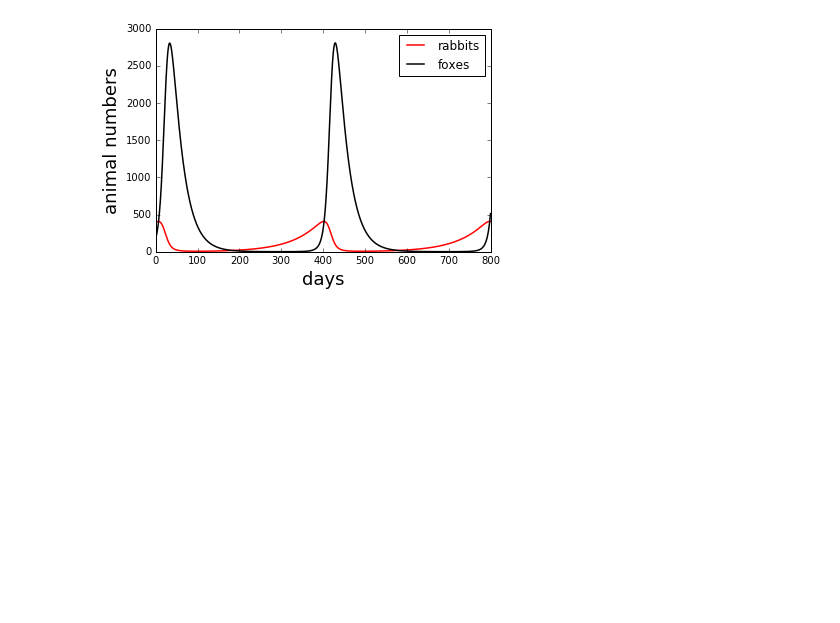
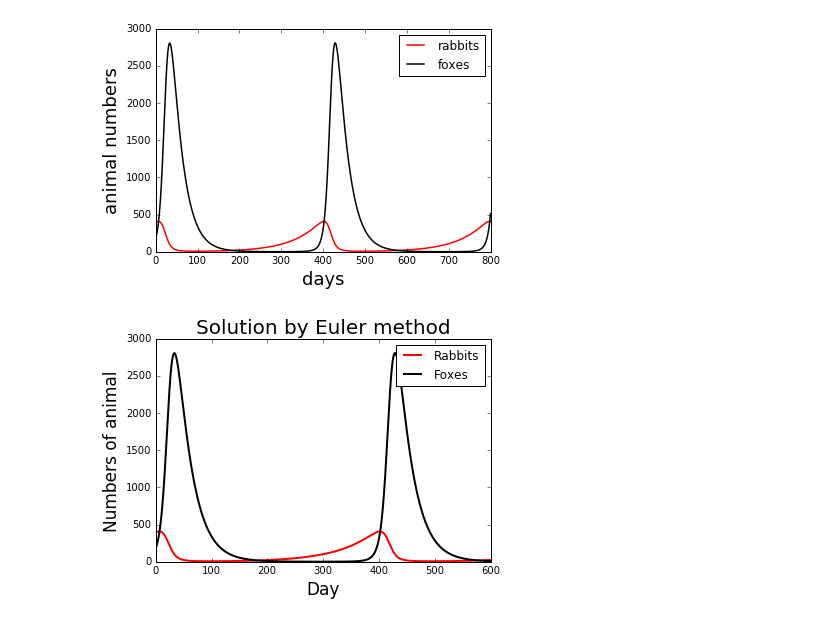
Before and after one commit to CFulco/rabbits-and-foxes-diang1989, a Jupyter notebook: rabbits-and-foxes.ipynb, the cells around one changed output. Saved outputs shown, nothing was run; the diff lists cells and outputs as text; code cells hidden in the pictures; blank space fills up the shorter version.

```diff
--- a/rabbits-and-foxes.ipynb
+++ b/rabbits-and-foxes.ipynb
@@ -94,3 +94,88 @@ legend = plt.legend(loc = 'upper right')
 plt.show()
 # %% [output]
 [figure]
+# %%
+import numpy as np
+import matplotlib.pyplot as plt
+from scipy.integrate import odeint
+
+# Kinetic parameters given in the problem
+k_1 = 0.015
+k_2 = 0.00004
+k_3 = 0.0004
+k_4 = 0.04
+
+# initial condition
+R_0 = 400.
+F_0 = 200.
+
+# days we are interested in
+t_0 = 1.          # the first day
+t_end = 600.      # the last day
+n_E = 100000.      # steps in Euler method
+n_KMC = 600.       # steps in KMC method
+
+# Euler method
+t = np.linspace(t_0, t_end, n_E)
+R = np.arange(n_E)  # the matrix for the number of rabbit
+F = np.arange(n_E)  # the matrix for the number of fox
+R[0] = R_0                      # the initial value of rabbit
+F[0] = F_0                       # the initial value of fox
+
+# Euler method
+for i in range(len(t)-1):
+    delta_t = t[i+1] - t[i]
+    R[i+1] = R[i] + delta_t * (k_1 * R[i] - k_2 * R[i] * F[i])
+    F[i+1] = F[i] + delta_t * (k_3 * R[i] * F[i] - k_4 * F[i])
+
+plt.plot(t, R, 'r', label = 'Rabbits', linewidth  = 2)
+plt.plot(t, F, 'k', label = 'Foxes', linewidth = 2)
+plt.xlabel('Day', fontsize = 17)
+plt.ylabel('Numbers of animal', fontsize = 17)
+plt.title('Solution by Euler method', fontsize = 20)
+plt.legend()
+plt.show()
+m = max(F)
+
+print ('Solution via Euler method:')
+print ("The max value of foxes:")
+print (m)
+
+for i in range (len(F)):
+    if F[i] == m:
+        t_max = (t_end-t_0)/(n_E-1) * i + 1 - t_0
+print ('The day when the number of foxes reach the maximum value:')
+print (t_max)
+
+
+# Kinetic Monte Carlo method
+def f (A, t):
+    R_1, F_1 = A
+    dRdt = k_1 * R_1 - k_2 * R_1 * F_1
+    dFdt = k_3 * R_1 * F_1 - k_4 * F_1
+    return (dRdt, dFdt)
+
+t = np.linspace (t_0, t_end, n_KMC)
+A_0 = [R_0, F_0]
+A_result = odeint(f, A_0, t)
+R_1, F_1 = A_result.T
+
+plt.plot(t, R_1, label = 'Rabbits', linewidth  = 2)
+plt.plot(t, F_1, label = 'Foxes', linewidth = 2)
+plt.xlabel('Day', fontsize = 17)
+plt.ylabel('Numbers of animal', fontsize = 17)
+plt.title('Solution by KMC method', fontsize = 20)
+plt.legend()
+plt.show()
+m = max(F_1)
+# Looking for the maximum value of fox and on which day
+print('Solution via KMC method:')
+print ("The max value of foxes:")
+print (m)
+for i in range (len(F_1)):
+    if F_1[i] == m:
+        t_max = (t_end-t_0)/(n_KMC-1) * i + 1 - t_0
+print('The day when the number of foxes reach the maximum value:')
+print(t_max)
+# %% [output]
+[figure, added]
```
Also changed, not shown: parts of 1 cell of this notebook.
